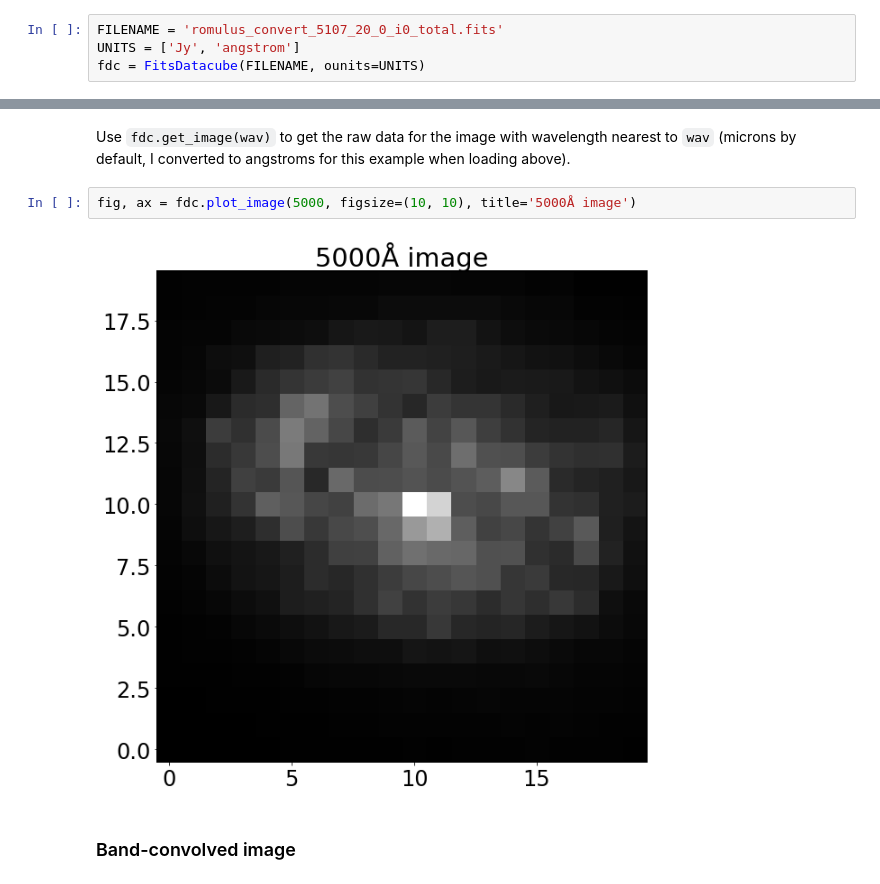
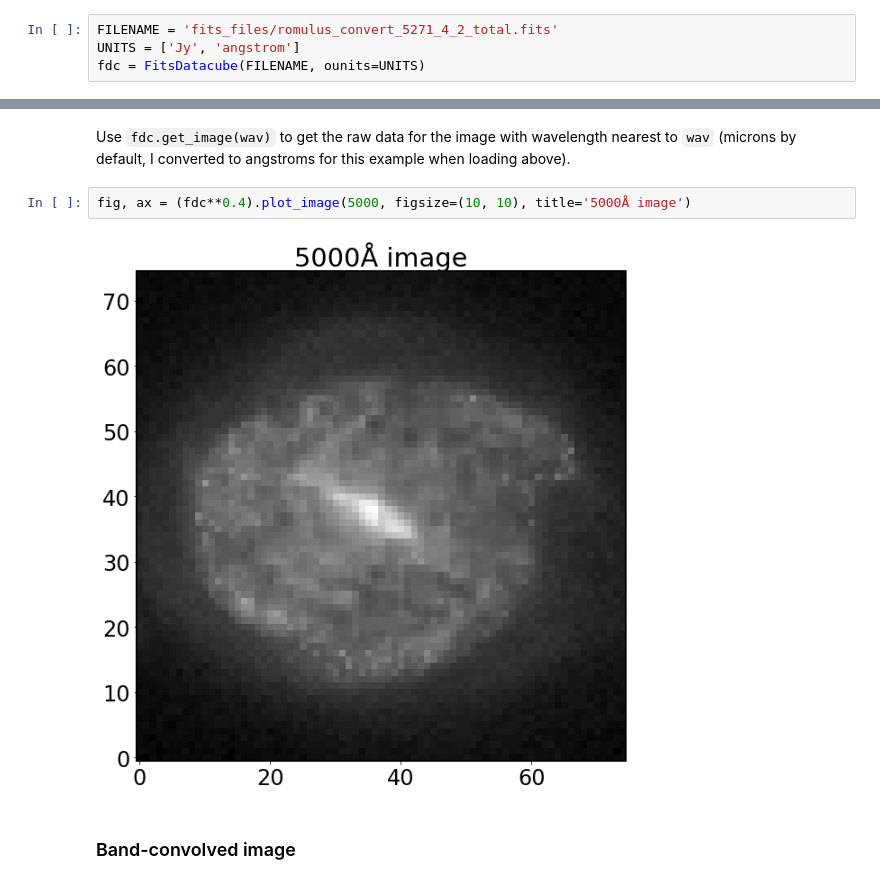
Before and after one commit to JaedenBardati/skirt-datacube, a Jupyter notebook: SKIRT-output-access.ipynb, the cells around one changed output, grey strips where cells are left out. Drawn from its saved outputs; the diff is of its cells as text.

```diff
--- a/SKIRT-output-access.ipynb
+++ b/SKIRT-output-access.ipynb
@@ -32,7 +32,7 @@ matplotlib.rcParams.update({'axes.linewidth': 2.0})
 # %% [markdown]
 ### File loading and basic access
 # %%
-FILENAME = 'romulus_convert_5107_20_0_i0_total.fits'
+FILENAME = 'fits_files/romulus_convert_5271_4_2_total.fits'
 UNITS = ['Jy', 'angstrom']
 fdc = FitsDatacube(FILENAME, ounits=UNITS)
 # %%
@@ -86,9 +86,9 @@ fig, ax = fdc.plot_integrated_spectrum(xscale='log', yscale='log', xlabel=r'$\la
 # %% [markdown]
 Use `fdc.get_image(wav)` to get the raw data for the image with wavelength nearest to `wav` (microns by default, I converted to angstroms for this example when loading above).
 # %%
-fig, ax = fdc.plot_image(5000, figsize=(10, 10), title='5000Å image')
+fig, ax = (fdc**0.4).plot_image(5000, figsize=(10, 10), title='5000Å image')
 # %% [output]
-[figure, old version]
+[figure, new version]
 # %% [markdown]
 ### Band-convolved image
 # %% [markdown]
```
Also changed, not shown: parts of 17 cells of this notebook, 1 other file.
